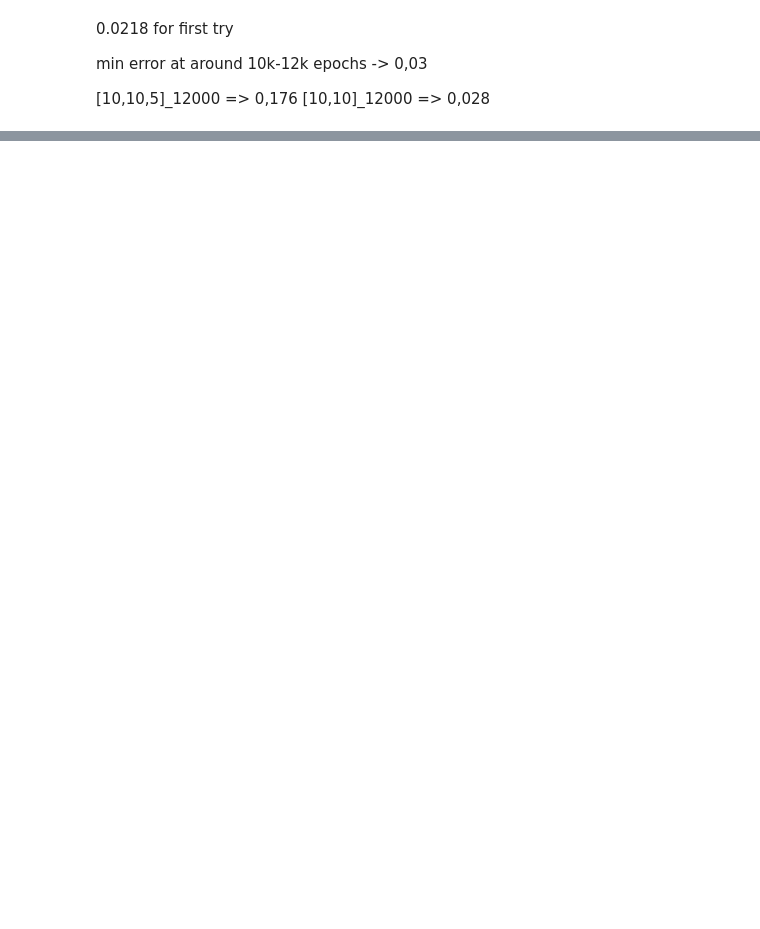
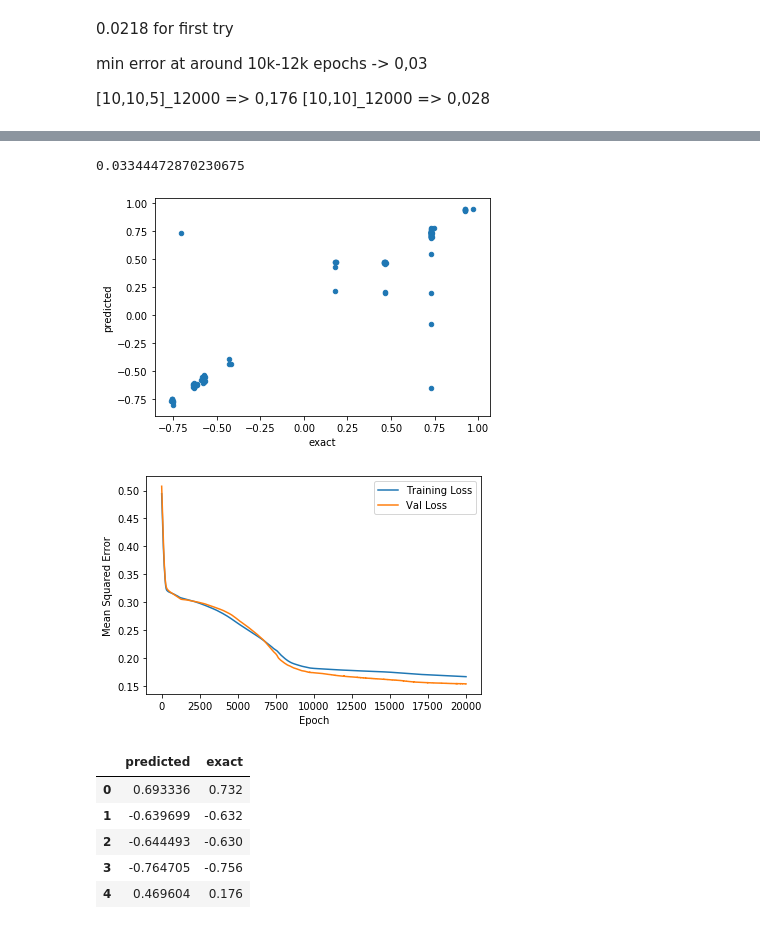
Before and after one commit to GwydionJon/EN_learn, a Jupyter notebook: machine_learning/ML_one_maximum.ipynb, the cells around one changed output, grey strips where cells are left out. Cells and saved outputs as stored; diff of their text form; code cells hidden in the pictures; blank space fills up the shorter version.

```diff
--- a/machine_learning/ML_one_maximum.ipynb
+++ b/machine_learning/ML_one_maximum.ipynb
@@ -256,0 +223,14 @@ Num GPUs Available:  0
+# %%
+#data for utomatic hyperparameter tuning
+df_spectra=pd.read_csv("spectrum_energy_intensity2.csv",index_col=[0])
+
+df_complete=pd.DataFrame(numpy_energy_intensity)
+df_training=df_spectra.sample(frac=0.8,random_state=20)
+df_testing=df_spectra.drop(df_training.index)
+
+
+x_data_training=df_training[["k6a1","k6a2","k11","k12","k9a1","k9a2"]].to_numpy()
+y_data_training=df_training[["Energy","Intensity"]].to_numpy()
+
+x_data_testing=df_testing[["k6a1","k6a2","k11","k12","k9a1","k9a2"]].to_numpy()
+y_data_testing=df_testing[["Energy","Intensity"]].to_numpy()
@@ -256,0 +404,2 @@ Num GPUs Available:  0
+# %%
+best_model = tuner.get_best_models()[0]
@@ -256,0 +408,3 @@ Num GPUs Available:  0
+# %%
+
+epochs, mse,val_mse = train_model_parameter_optimization(best_model,x_data_training, y_data_training , 5000,  350)
@@ -256,0 +569,32 @@ Num GPUs Available:  0
+# %%
+example_mydata = df_testing.sample(frac=0.8,random_state=20)
+#run the evaluation
+# i checked and they should be correct
+example_features = {name:np.array(value) for name, value in example_mydata.items()}
+example_label = np.array(example_features.pop(label_name))
+
+
+
+predicted = 2*my_model.predict(example_features)-1
+predicted=predicted.reshape(len(predicted))
+exact = example_mydata["Energy"].to_numpy()*2-1
+
+print(my_model.evaluate(x = example_features, y = example_label, batch_size=batch_size)[0])
+
+df_compare=pd.DataFrame({"predicted":predicted, "exact":exact})
+
+df_compare.plot.scatter(x="exact", y="predicted")
+#df_compare.to_csv("first_test.csv")
+plot_the_loss_curve(epochs, mse,val_mse)
+
+df_compare.head()
+# %% [output]
+0.03344472870230675
+[figure, added]
+[figure, added]
+|  | predicted | exact |
+| 0 | 0.693336 | 0.732 |
+| 1 | -0.639699 | -0.632 |
+| 2 | -0.644493 | -0.630 |
+| 3 | -0.764705 | -0.756 |
+| 4 | 0.469604 | 0.176 |
```
Also changed, not shown: parts of 24 cells of this notebook, 4 other files.
